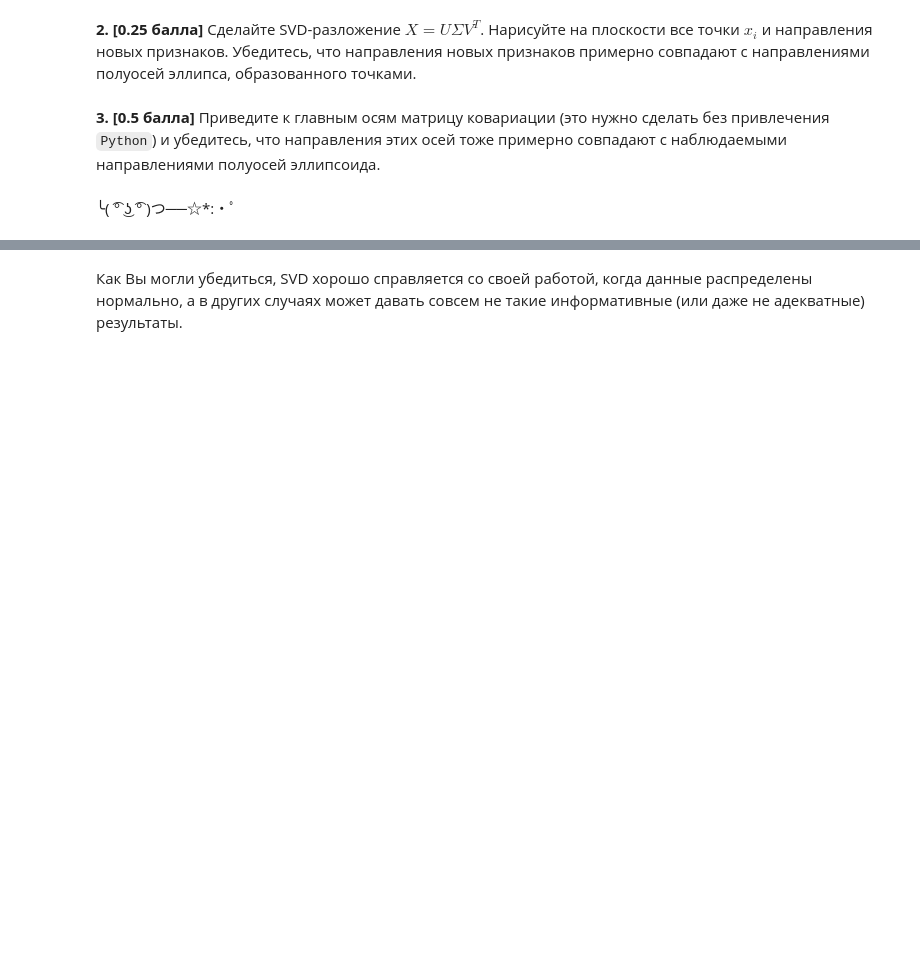
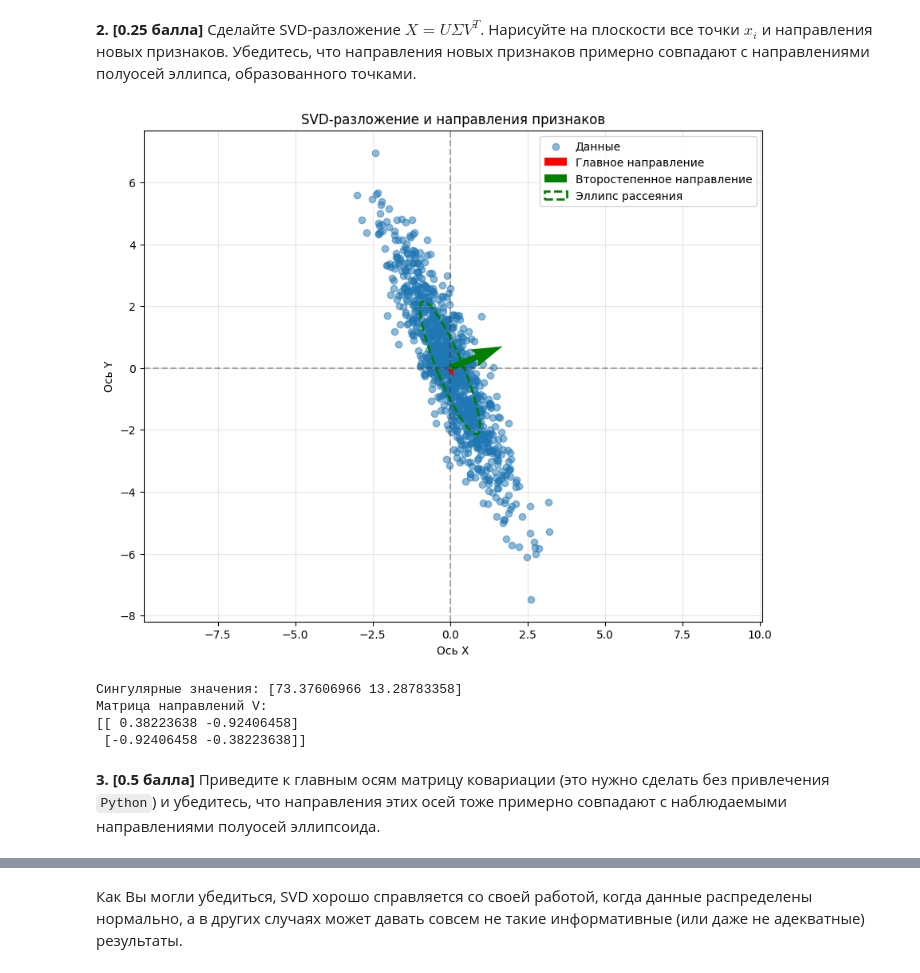
Before and after one commit to emelvv/hse-linal, a Jupyter notebook: ЛР3/homework-practice-03-linregr-Emelianov.ipynb.ipynb, the cells around one changed output, grey strips where cells are left out. Drawn from its saved outputs; the diff is of its cells as text; code cells hidden in the pictures; blank space fills up the shorter version.

```diff
--- a/ЛР3/homework-practice-03-linregr-Emelianov.ipynb.ipynb
+++ b/ЛР3/homework-practice-03-linregr-Emelianov.ipynb.ipynb
@@ -902,4 +858,73 @@ $$\Sigma = \begin{pmatrix}
+# %%
+from matplotlib.patches import Ellipse
+
+mean = np.array([0, 0])
+cov = np.array([[1, -2], [-2, 5]])
+n_points = 1000
+
+
+np.random.seed(42)
+data = np.random.multivariate_normal(mean, cov, n_points)
+
+centered_data = data - data.mean(axis=0)
+
+U, S, Vt = np.linalg.svd(centered_data, full_matrices=False)
+V = Vt.T
+
+plt.figure(figsize=(10, 8))
+ax = plt.gca()
+
+
+plt.scatter(centered_data[:, 0], centered_data[:, 1],
+            alpha=0.5, label='Данные')
+
+
+origin = np.array([0, 0])
+scale = 3 * S / np.max(S)
+
+
+plt.quiver(*origin, *V[:, 0], scale=scale[0],
+           color='r', width=0.01, label='Главное направление',
+           angles='xy', scale_units='xy')
+
+
+plt.quiver(*origin, *-V[:, 1], scale=scale[1],
+           color='g', width=0.01, label='Второстепенное направление',
+           angles='xy', scale_units='xy')
+
+
+angle = np.degrees(np.arctan2(V[1, 0], V[0, 0]))
+
+
+width = 2 * S[0] / np.sqrt(n_points)
+height = 2 * S[1] / np.sqrt(n_points)
+
+
+ellipse = Ellipse(xy=origin, width=width, height=height,
+                  angle=angle, edgecolor='g',
+                  facecolor='none', linestyle='--',
+                  linewidth=2, label='Эллипс рассеяния')
+ax.add_patch(ellipse)
+
+plt.axhline(0, color='k', linestyle='--', alpha=0.3)
+plt.axvline(0, color='k', linestyle='--', alpha=0.3)
+plt.title('SVD-разложение и направления признаков')
+plt.xlabel('Ось X')
+plt.ylabel('Ось Y')
+plt.axis('equal')
+plt.grid(alpha=0.3)
+plt.legend()
+plt.show()
+
+
+print("Сингулярные значения:", S)
+print("Матрица направлений V:")
+print(V)
+# %% [output]
+[figure, added]
+Сингулярные значения: [73.37606966 13.28783358]
+Матрица направлений V:
+[[ 0.38223638 -0.92406458]
+ [-0.92406458 -0.38223638]]
 # %% [markdown]
 **3. [0.5 балла]** Приведите к главным осям матрицу ковариации (это нужно сделать без привлечения `Python`) и убедитесь, что направления этих осей тоже примерно совпадают с наблюдаемыми направлениями полуосей эллипсоида.
-# %% [markdown]
-╰( ͡° ͜ʖ ͡° )つ──☆*:・ﾟ
```
Also changed, not shown: parts of 20 cells of this notebook.
